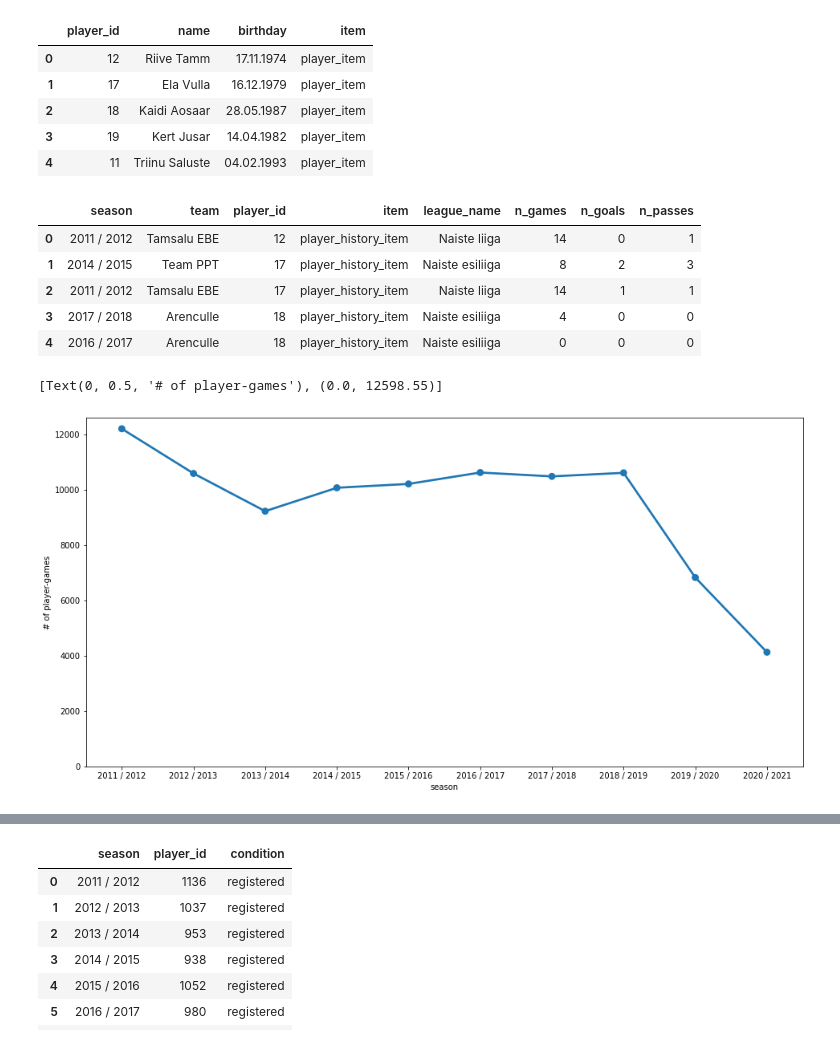
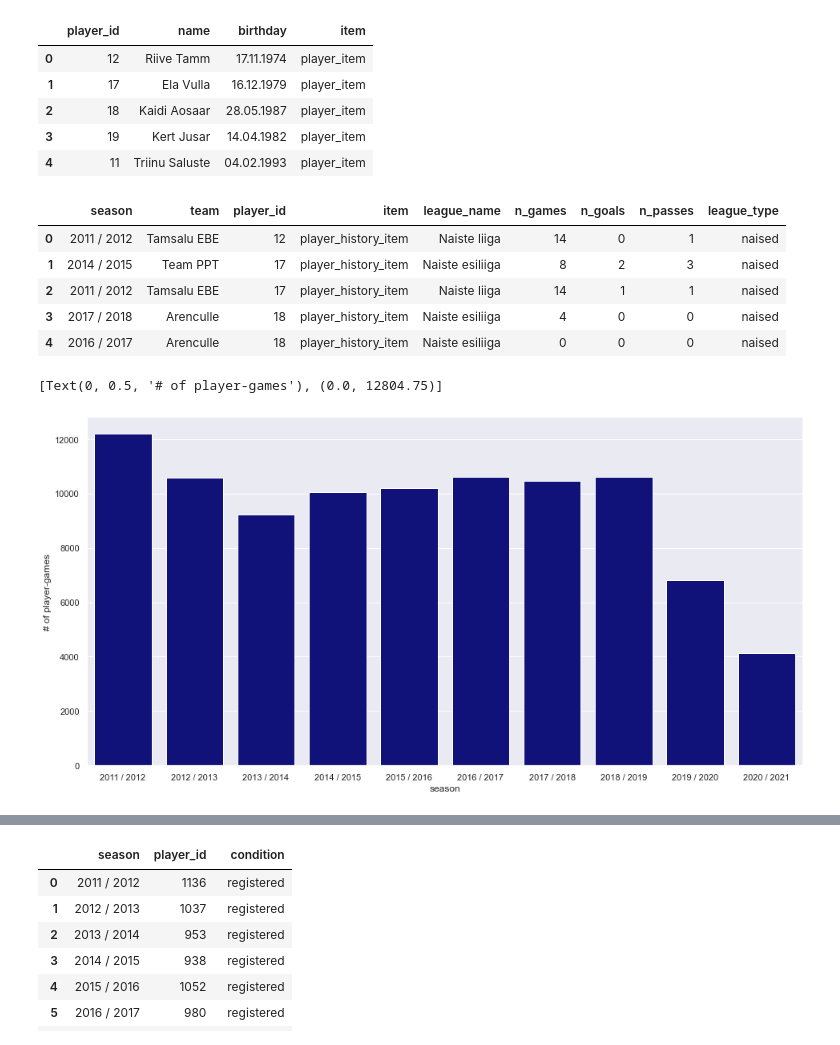
Before and after one commit to taivop/saalihoki, a Jupyter notebook: notebooks/player_analysis.ipynb, the cells around one changed output, grey strips where cells are left out. Saved outputs shown, nothing was run; the diff lists cells and outputs as text; code cells hidden in the pictures.

Commit message:
league analysis

```diff
--- a/notebooks/player_analysis.ipynb
+++ b/notebooks/player_analysis.ipynb
@@ -1,6 +1,9 @@
 # %%
 import pandas as pd
 import seaborn as sns
+import re
+sns.set(style="darkgrid")
+
 
 from matplotlib import rcParams
 
@@ -10,6 +13,22 @@ rcParams['figure.figsize'] = 16,8
 df_player = pd.read_csv("../player.csv")
 df_history = pd.read_csv("../player_history.csv")
 
+re_girls = re.compile(r"u\d+t")
+
+def league_to_classification(name):
+    s = name.lower()
+    if "naiste" in s:
+        return "naised"
+    elif "neiud" in s or re_girls.search(s) is not None:
+        return "tüdrukud"
+    elif "u1" in s:
+        return "poisid"
+    else:
+        return "mehed"
+
+df_history["league_type"] = df_history["league_name"].map(league_to_classification)
+
 print(f"{df_player.shape[0]} players, {df_history.shape[0]} history items")
+df_history["league_name"].unique()
 # %% [output]
 3124 players, 17652 history items
@@ -25,19 +61,19 @@ df_player.head()
 # %%
 df_history.head()
 # %% [output]
-|  | season | team | player_id | item | league_name | n_games | n_goals | n_passes |
-| 0 | 2011 / 2012 | Tamsalu EBE | 12 | player_history_item | Naiste liiga | 14 | 0 | 1 |
-| 1 | 2014 / 2015 | Team PPT | 17 | player_history_item | Naiste esiliiga | 8 | 2 | 3 |
-| 2 | 2011 / 2012 | Tamsalu EBE | 17 | player_history_item | Naiste liiga | 14 | 1 | 1 |
-| 3 | 2017 / 2018 | Arenculle | 18 | player_history_item | Naiste esiliiga | 4 | 0 | 0 |
-| 4 | 2016 / 2017 | Arenculle | 18 | player_history_item | Naiste esiliiga | 0 | 0 | 0 |
+|  | season | team | player_id | item | league_name | n_games | n_goals | n_passes | league_type |
+| 0 | 2011 / 2012 | Tamsalu EBE | 12 | player_history_item | Naiste liiga | 14 | 0 | 1 | naised |
+| 1 | 2014 / 2015 | Team PPT | 17 | player_history_item | Naiste esiliiga | 8 | 2 | 3 | naised |
+| 2 | 2011 / 2012 | Tamsalu EBE | 17 | player_history_item | Naiste liiga | 14 | 1 | 1 | naised |
+| 3 | 2017 / 2018 | Arenculle | 18 | player_history_item | Naiste esiliiga | 4 | 0 | 0 | naised |
+| 4 | 2016 / 2017 | Arenculle | 18 | player_history_item | Naiste esiliiga | 0 | 0 | 0 | naised |
 # %%
 # Player-games by season
 #sns.histplot(data=df_history, x="season")
 pg_by_season = df_history.groupby(["season"]).sum()[["n_games"]].reset_index()
 pg_by_season
-ax = sns.pointplot(data=pg_by_season, x="season", y="n_games")
+ax = sns.barplot(data=pg_by_season, x="season", y="n_games", color="darkblue")
 ax.set(ylabel='# of player-games', ylim=(0, None))
 # %% [output]
-[Text(0, 0.5, '# of player-games'), (0.0, 12598.55)]
+[Text(0, 0.5, '# of player-games'), (0.0, 12804.75)]
-[figure, old version]
+[figure, new version]
```
Also changed, not shown: parts of 10 cells of this notebook.
